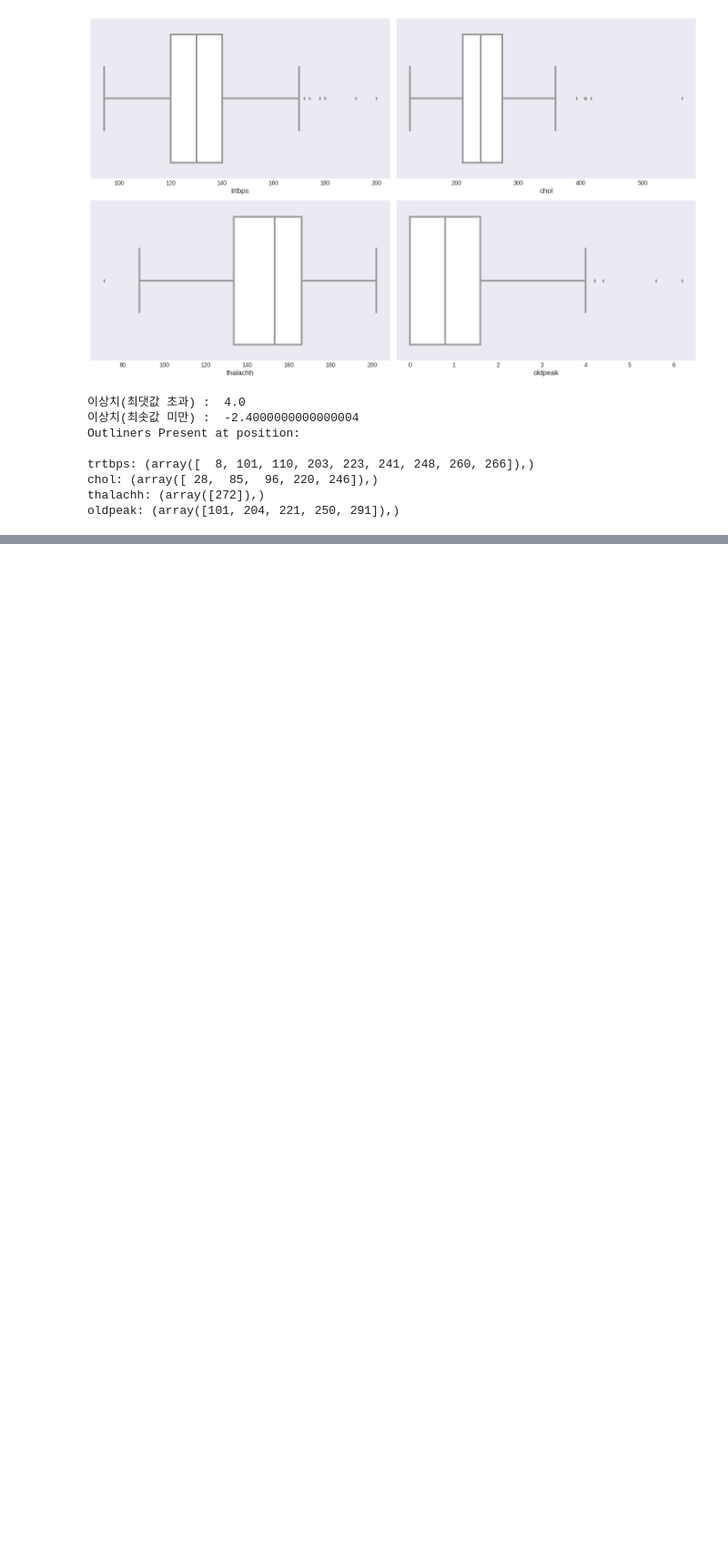
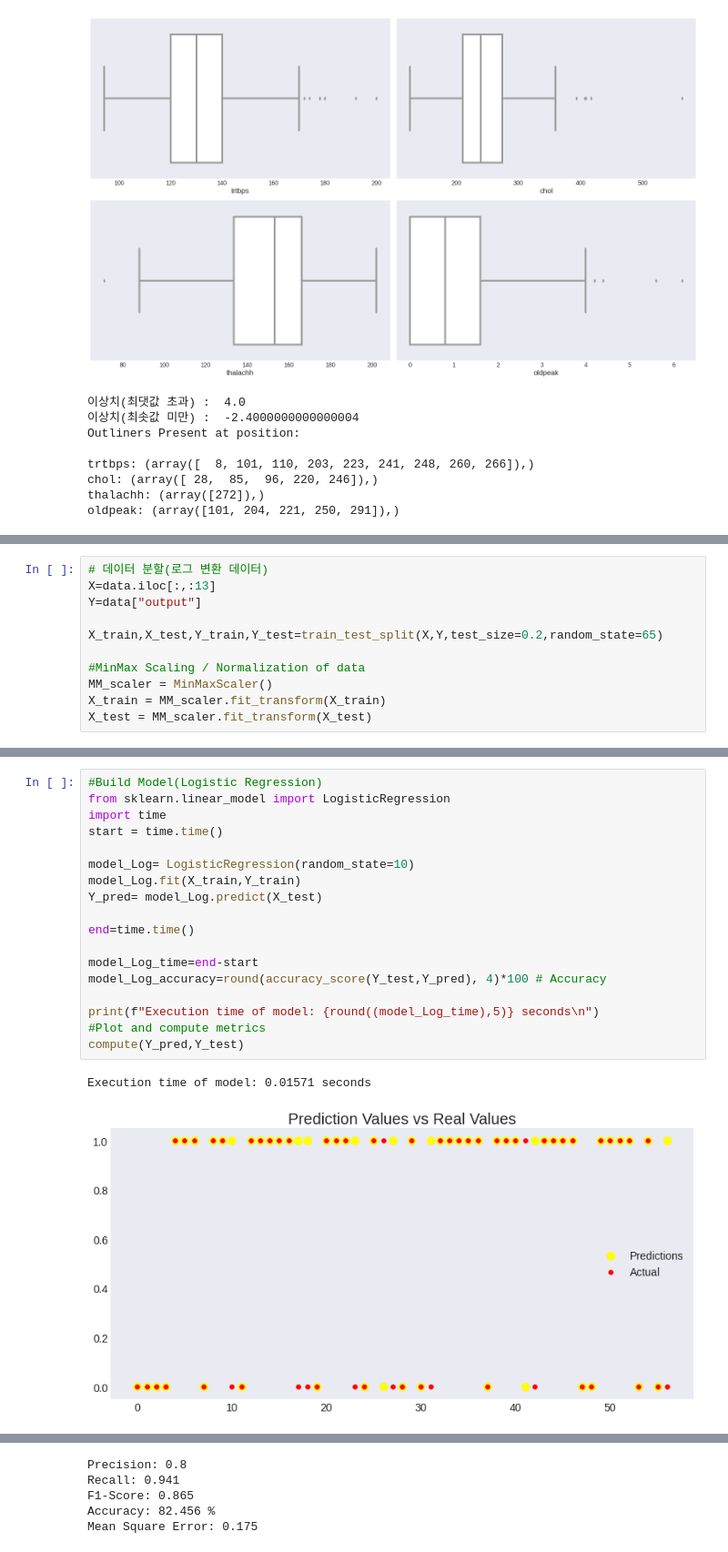
Before and after one commit to kang-jeong-uk/OSSP, a Jupyter notebook: Heart_Attack_Analysis_&_Prediction.ipynb, the cells around one changed output, grey strips where cells are left out. Shown at 91% size. Saved outputs shown, nothing was run; the diff lists cells and outputs as text; blank space fills up the shorter version.

```diff
--- a/Heart_Attack_Analysis_&_Prediction.ipynb
+++ b/Heart_Attack_Analysis_&_Prediction.ipynb
@@ -278,0 +256,11 @@ print(X)
+# %%
+# 데이터 분할(로그 변환 데이터)
+X=data.iloc[:,:13]
+Y=data["output"]
+
+X_train,X_test,Y_train,Y_test=train_test_split(X,Y,test_size=0.2,random_state=65)
+
+#MinMax Scaling / Normalization of data
+MM_scaler = MinMaxScaler()
+X_train = MM_scaler.fit_transform(X_train)
+X_test = MM_scaler.fit_transform(X_test)
@@ -278,0 +299,21 @@ print(X)
+# %%
+#Build Model(Logistic Regression)
+from sklearn.linear_model import LogisticRegression
+import time
+start = time.time()
+
+model_Log= LogisticRegression(random_state=10)
+model_Log.fit(X_train,Y_train)
+Y_pred= model_Log.predict(X_test)
+
+end=time.time()
+
+model_Log_time=end-start
+model_Log_accuracy=round(accuracy_score(Y_test,Y_pred), 4)*100 # Accuracy
+
+print(f"Execution time of model: {round((model_Log_time),5)} seconds\n")
+#Plot and compute metrics
+compute(Y_pred,Y_test)
+# %% [output]
+Execution time of model: 0.01571 seconds
+[figure, added]
@@ -278,0 +321,5 @@ print(X)
+Precision: 0.8
+Recall: 0.941
+F1-Score: 0.865
+Accuracy: 82.456 %
+Mean Square Error: 0.175
```
Also changed, not shown: parts of 10 cells of this notebook.
